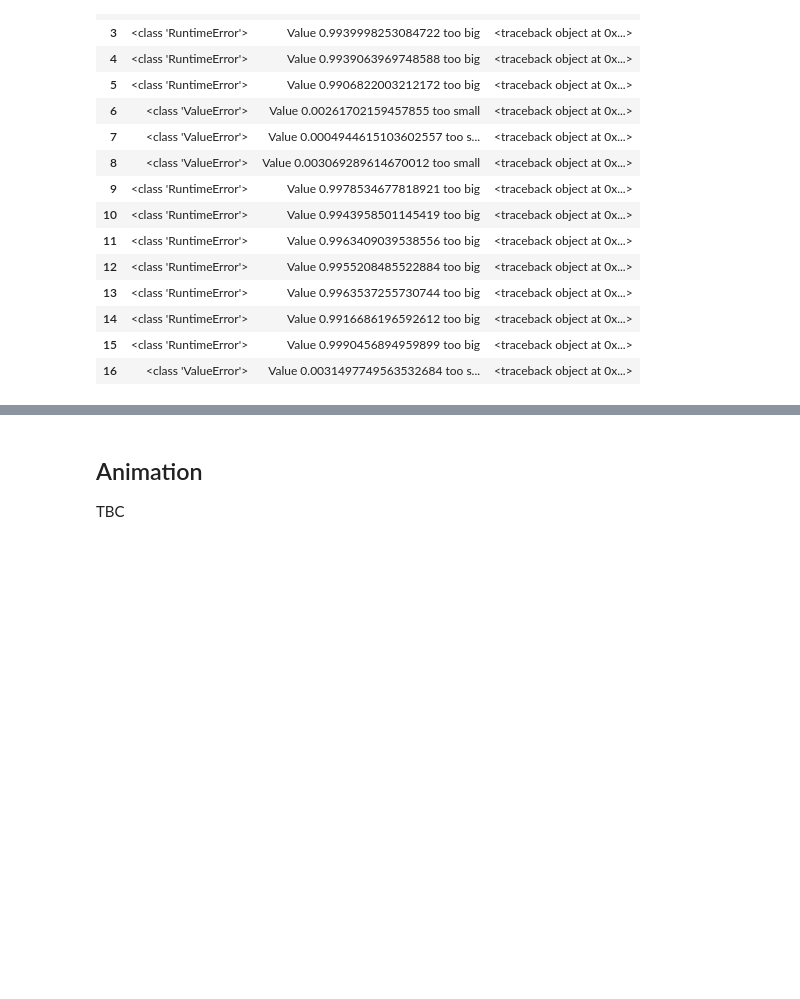
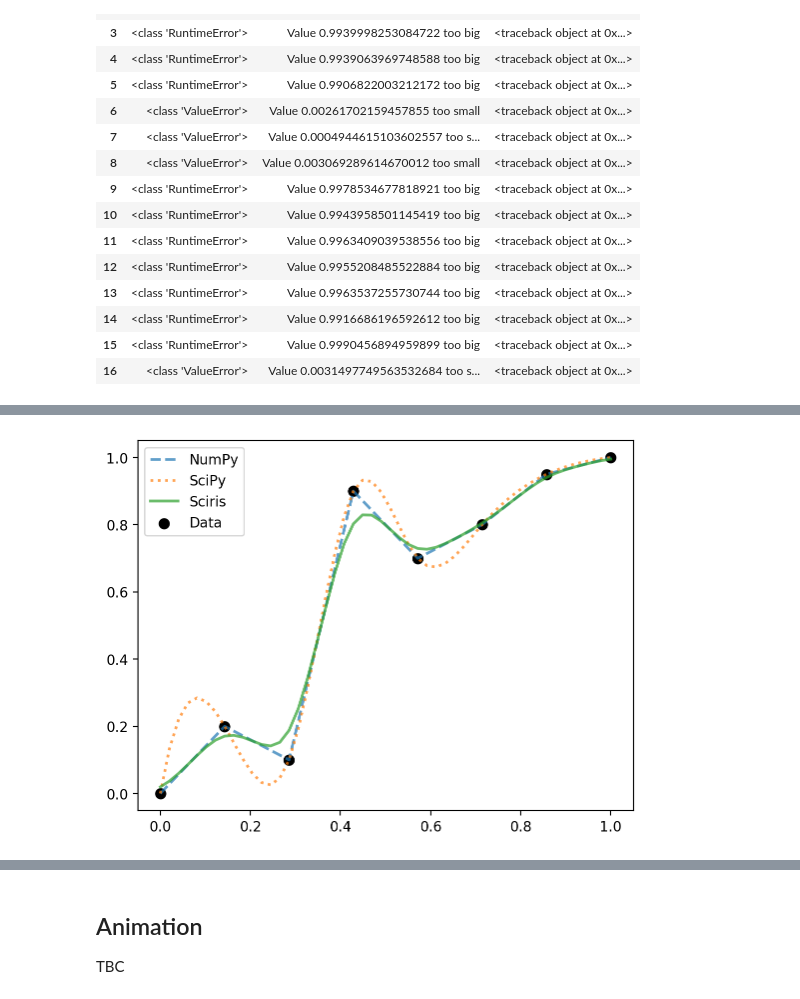
Before and after one commit to sciris/sciris, a Jupyter notebook: docs/tutorials/tut_advanced.ipynb, the cells around one changed output, grey strips where cells are left out. Saved outputs shown, nothing was run; the diff lists cells and outputs as text; code cells hidden in the pictures; blank space fills up the shorter version.

```diff
--- a/docs/tutorials/tut_advanced.ipynb
+++ b/docs/tutorials/tut_advanced.ipynb
@@ -144,0 +151,25 @@ TBC
+# %%
+import sciris as sc
+import numpy as np
+import pylab as pl
+from scipy import interpolate
+
+# Create the data
+origy = np.array([0, 0.2, 0.1, 0.9, 0.7, 0.8, 0.95, 1])
+origx = np.linspace(0, 1, len(origy))
+newx  = np.linspace(0, 1)
+
+# Create the interpolations
+sc_y = sc.smoothinterp(newx, origx, origy, smoothness=5)
+np_y = np.interp(newx, origx, origy)
+si_y = interpolate.interp1d(origx, origy, 'cubic')(newx)
+
+# Plot
+kw = dict(lw=2, alpha=0.7)
+pl.plot(newx, np_y, '--', label='NumPy', **kw)
+pl.plot(newx, si_y, ':',  label='SciPy', **kw)
+pl.plot(newx, sc_y, '-',  label='Sciris', **kw)
+pl.scatter(origx, origy, s=50, c='k', label='Data')
+pl.legend();
+# %% [output]
+[figure, added]
```
Also changed, not shown: parts of 7 cells of this notebook, 1 other file.
